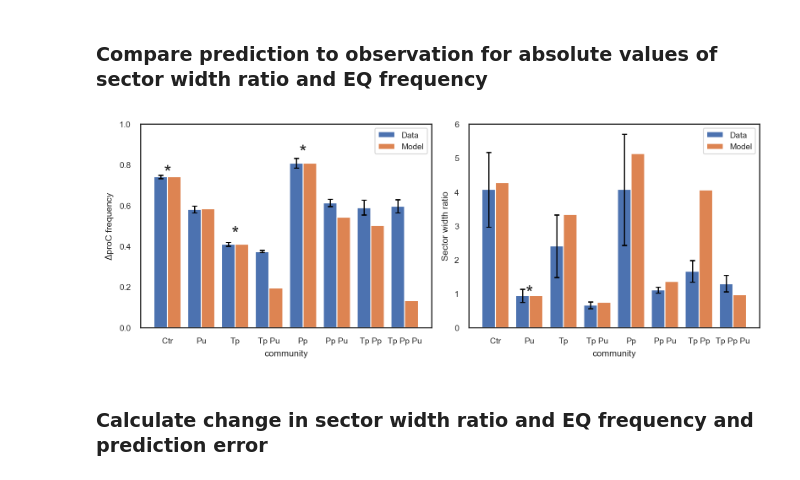
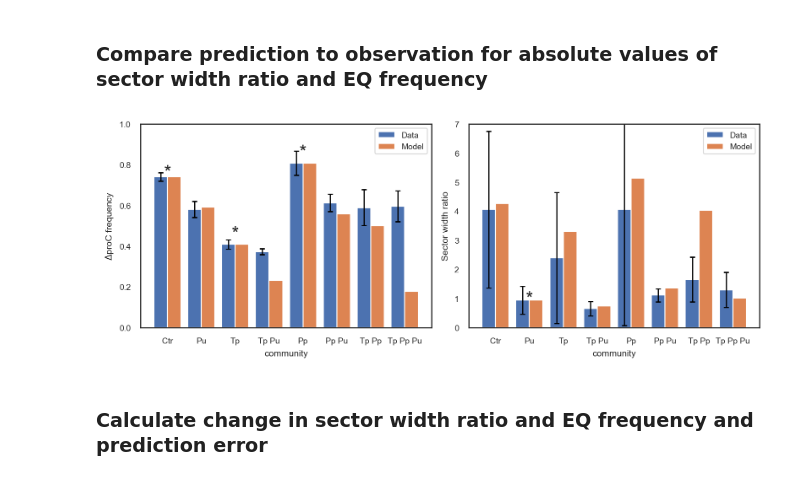
Before and after one commit to simonvanvliet/AuxotrophRangeExpansionModel, a Jupyter notebook: plot_model_predictions_range_expansion.ipynb, the cells around one changed output. Saved outputs shown, nothing was run; the diff lists cells and outputs as text; code cells hidden in the pictures.

```diff
--- a/plot_model_predictions_range_expansion.ipynb
+++ b/plot_model_predictions_range_expansion.ipynb
@@ -168,7 +170,7 @@ par_coms = {'Ctr': par_com_A, #Ctr: original community
             'Tp Pp Pu': par_com_H} #Tp Pp Pu: increased production of T and P and uptake of P
 
 #run the community model for the different communities
-communities = {key: community(mu_WT=growth_rates['WT'], **val) for key, val in par_coms.items()}
+communities = {key: community(ndim=3, mu_WT=growth_rates['WT'], **val) for key, val in par_coms.items()}
 
 #extract the equilibrium properties of the different communities
 df_pred = pd.DataFrame()
@@ -191,6 +193,10 @@ df['$\Delta$proC frequency'] = 1 - df['$\Delta$trpC frequency']
 df['$\Delta$proC frequency SE'] = df['Ratio_std'] / np.sqrt(df['N'])
 df['Sector width ratio SE'] = df['rel_range_std'] / np.sqrt(df['N'])
 
+#add 95% CI
+df['$\Delta$proC frequency SI'] = t.isf(0.025, df['N']) * df['$\Delta$proC frequency SE']
+df['Sector width ratio SI'] = t.isf(0.025, df['N']) * df['Sector width ratio SE']
+
 #store the dataframe with the prediction and data
 df.to_csv('Processed-datafiles/model_predictions.csv', index=False)
 
@@ -257,36 +263,36 @@ def make_bar_plot(df, xname, yname, errname, huename, ax):
 # %%
 # Apply seaborn style
 sns.set_theme(style="white", palette="deep")
 sns.set_palette("deep")
 
 # Set the context with smaller font scale
 sns.set_context("paper", font_scale=0.8)
 
 #plot the prediction and data for EQ freq and relative range
 fig, axs = plt.subplots(1,2,figsize=(8,3))
-make_bar_plot(df, "community", "$\Delta$proC frequency", "$\Delta$proC frequency SE", "source", axs[0])
-make_bar_plot(df, "community", "Sector width ratio", "Sector width ratio SE", "source", axs[1])
+make_bar_plot(df, "community", "$\Delta$proC frequency", "$\Delta$proC frequency SI", "source", axs[0])
+make_bar_plot(df, "community", "Sector width ratio", "Sector width ratio SI", "source", axs[1])
 fig.tight_layout()
 
 # Set max y-axis value for each subplot
 axs[0].set_ylim(top=1)  # Set max y-axis value for the first subplot
-axs[1].set_ylim(top=6)  # Set max y-axis value for the third subplot
+axs[1].set_ylim(top=7)  # Set max y-axis value for the third subplot
 
 axs[0].legend(['Data', 'Model'], loc='upper right')
 axs[1].legend(['Data', 'Model'], loc='upper right')
 
 # Add stars above communities that where fitted to the data
 y_star_eq = 0.02
 y_star_range = 0.3
 
 ssize = 16
 axs[0].annotate('*', xy=(0, 0.80), fontsize=ssize, ha='center', va='top')
 axs[0].annotate('*', xy=(2, 0.5), fontsize=ssize, ha='center', va='top')
 axs[0].annotate('*', xy=(4, 0.9), fontsize=ssize, ha='center', va='top')
 axs[1].annotate('*', xy=(1, 1.25), fontsize=ssize, ha='center', va='top')
 
 fig.savefig(f"Figures/model_predictions.pdf")
 # %% [output]
-[figure, old version]
+[figure, new version]
 # %% [markdown]
 ### Calculate change in sector width ratio and EQ frequency and prediction error
```
Also changed, not shown: parts of 7 cells of this notebook, 4 other files.
